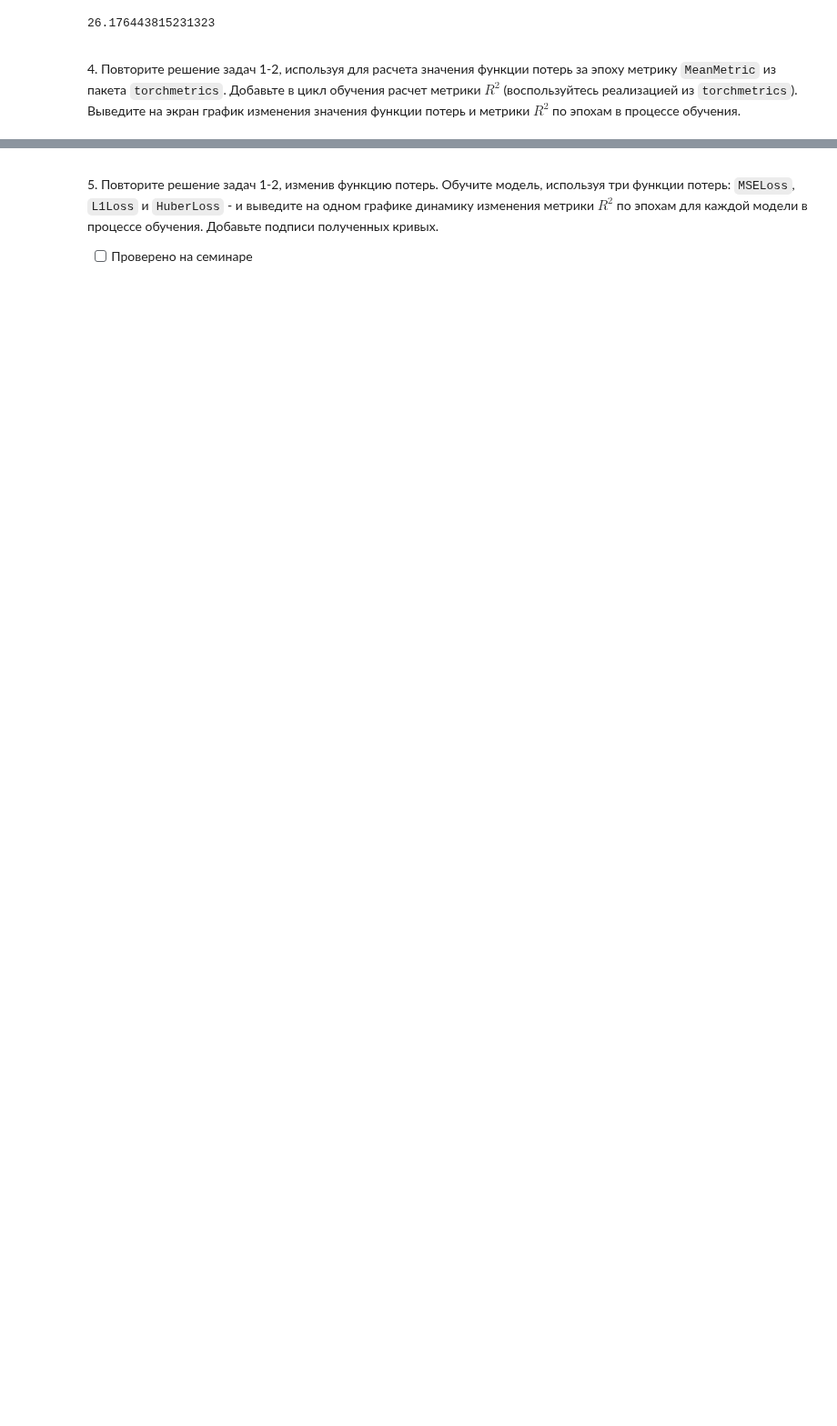
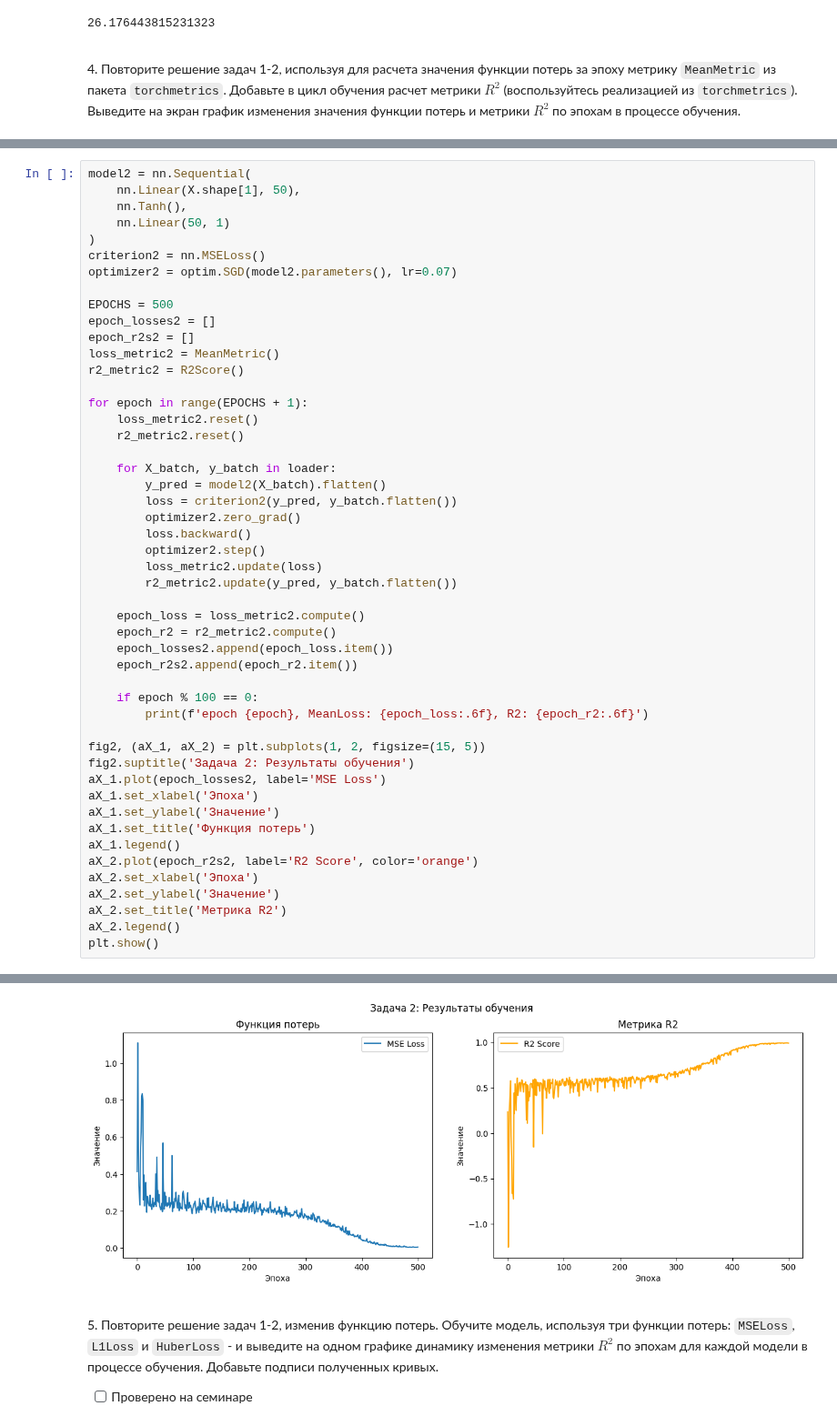
Before and after one commit to Ackrome/FU, a Jupyter notebook: Course_3/DL/01_5_torch_nn_regression.ipynb, the cells around one changed output, grey strips where cells are left out. Shown at 91% size. Drawn from its saved outputs; the diff is of its cells as text; blank space fills up the shorter version.

```diff
--- a/Course_3/DL/01_5_torch_nn_regression.ipynb
+++ b/Course_3/DL/01_5_torch_nn_regression.ipynb
@@ -356,0 +418,50 @@ epoch  200 , loss 0.00000000
+# %%
+model2 = nn.Sequential(
+    nn.Linear(X.shape[1], 50),
+    nn.Tanh(),
+    nn.Linear(50, 1)
+)
+criterion2 = nn.MSELoss()
+optimizer2 = optim.SGD(model2.parameters(), lr=0.07)
+
+EPOCHS = 500
+epoch_losses2 = []
+epoch_r2s2 = []
+loss_metric2 = MeanMetric()
+r2_metric2 = R2Score()
+
+for epoch in range(EPOCHS + 1):
+    loss_metric2.reset()
+    r2_metric2.reset()
+
+    for X_batch, y_batch in loader:
+        y_pred = model2(X_batch).flatten()
+        loss = criterion2(y_pred, y_batch.flatten())
+        optimizer2.zero_grad()
+        loss.backward()
+        optimizer2.step()
+        loss_metric2.update(loss)
+        r2_metric2.update(y_pred, y_batch.flatten())
+
+    epoch_loss = loss_metric2.compute()
+    epoch_r2 = r2_metric2.compute()
+    epoch_losses2.append(epoch_loss.item())
+    epoch_r2s2.append(epoch_r2.item())
+
+    if epoch % 100 == 0:
+        print(f'epoch {epoch}, MeanLoss: {epoch_loss:.6f}, R2: {epoch_r2:.6f}')
+
+fig2, (aX_1, aX_2) = plt.subplots(1, 2, figsize=(15, 5))
+fig2.suptitle('Задача 2: Результаты обучения')
+aX_1.plot(epoch_losses2, label='MSE Loss')
+aX_1.set_xlabel('Эпоха')
+aX_1.set_ylabel('Значение')
+aX_1.set_title('Функция потерь')
+aX_1.legend()
+aX_2.plot(epoch_r2s2, label='R2 Score', color='orange')
+aX_2.set_xlabel('Эпоха')
+aX_2.set_ylabel('Значение')
+aX_2.set_title('Метрика R2')
+aX_2.legend()
+plt.show()
+# %% [output]
@@ -357,3 +474,4 @@ epoch  200 , loss 0.00000000
+[figure, added]
 # %% [markdown]
 <p class="task" id="5"></p>
 
```
Also changed, not shown: parts of 18 cells of this notebook.
